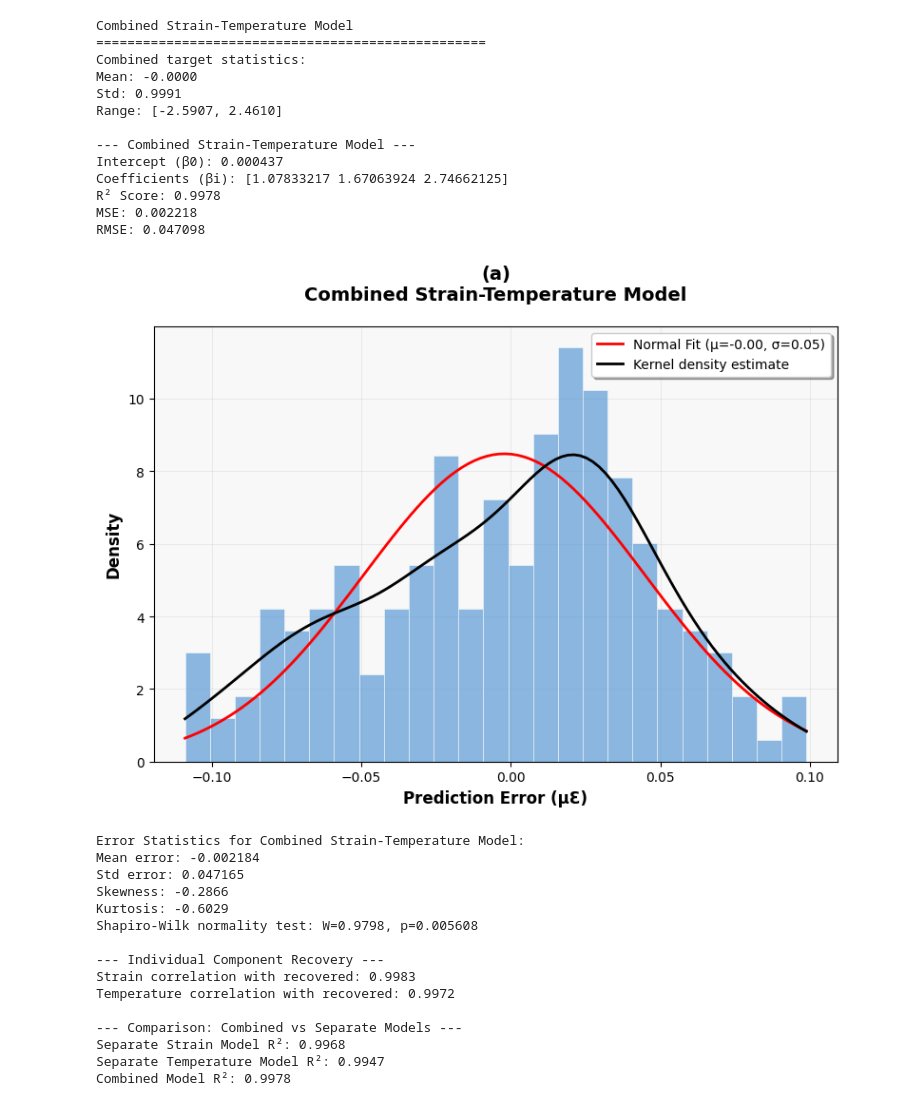
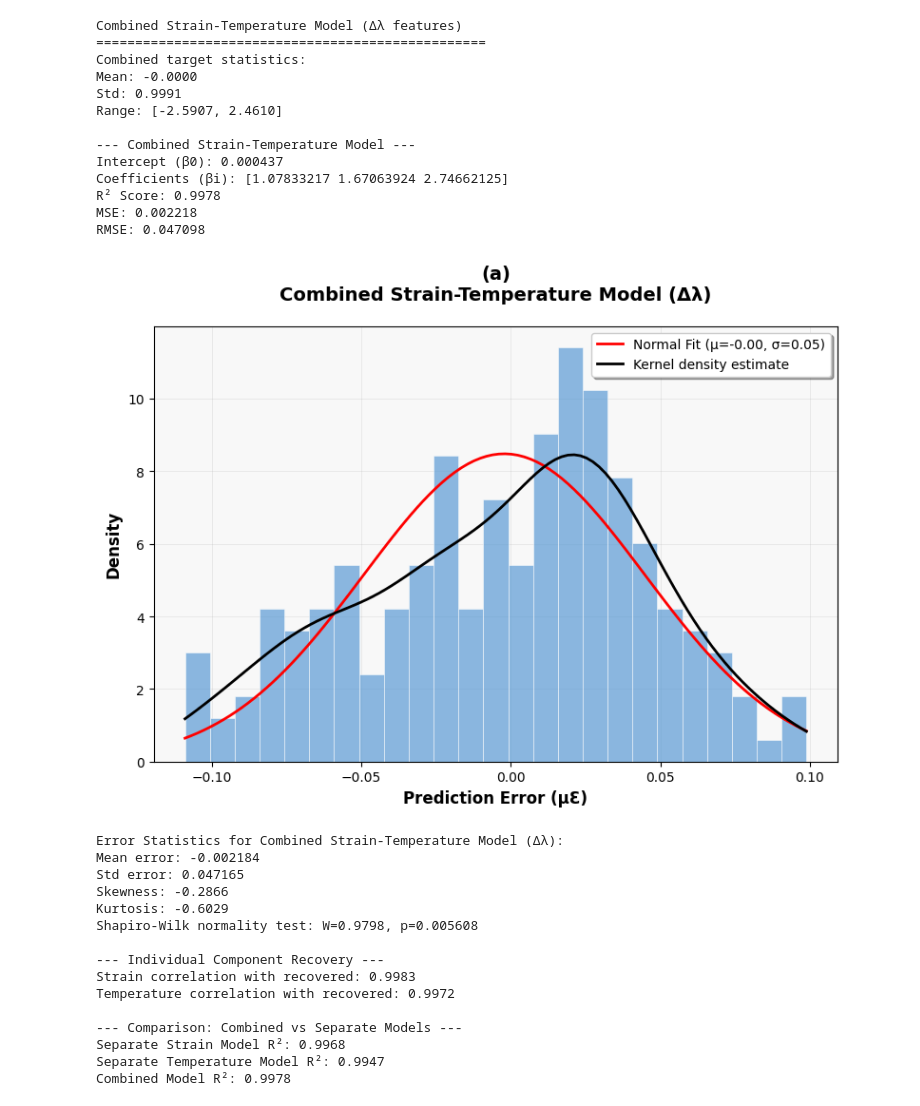
Before and after one commit to SaanviMittalSM/Structural-Health-Monitoring-Using-ML, a Jupyter notebook: LR_S+T.ipynb, the cells around one changed output. Cells and saved outputs as stored; diff of their text form; code cells hidden in the pictures.

```diff
--- a/LR_S+T.ipynb
+++ b/LR_S+T.ipynb
@@ -1,5 +1,5 @@
 # %%
-#with delta wevelength
+#with delta wavelength
 import pandas as pd
 import numpy as np
 from sklearn.model_selection import train_test_split
@@ -41,7 +41,7 @@ temp_weight = 0.3    # Temperature contribution
 
 data['Combined_Target'] = strain_weight * strain_norm + temp_weight * temp_norm
 
-print("Combined Strain-Temperature Model")
+print("Combined Strain-Temperature Model (Δλ features)")
 print("="*50)
 print(f"Combined target statistics:")
 print(f"Mean: {data['Combined_Target'].mean():.4f}")
@@ -138,8 +138,8 @@ def create_professional_error_plot(y_true, y_pred, title, save_name=None):
 
 # Create error distribution plot
 create_professional_error_plot(y_test, y_pred,
-                              "Combined Strain-Temperature Model",
-                              "combined_model_errors.png")
+                              "Combined Strain-Temperature Model (Δλ)",
+                              "combined_model_errors_deltaW.png")
 
 # -------------------------------
 # INDIVIDUAL COMPONENT ANALYSIS
@@ -188,50 +188,46 @@ print(f"Separate Temperature Model R²: {temp_r2_sep:.4f}")
 print(f"Combined Model R²: {r2_score(y_test, y_pred):.4f}")
 
 # Create comparison error plots
-errors_strain_sep = strain_test - strain_pred_sep
-errors_temp_sep = temp_test - temp_pred_sep
-
 create_professional_error_plot(strain_test, strain_pred_sep,
-                              "Separate Strain Model",
-                              "strain_separate_errors.png")
+                              "Separate Strain Model (Δλ)",
+                              "strain_separate_errors_deltaW.png")
 
 create_professional_error_plot(temp_test, temp_pred_sep,
-                              "Separate Temperature Model",
-                              "temp_separate_errors.png")
+                              "Separate Temperature Model (Δλ)",
+                              "temp_separate_errors_deltaW.png")
 
 # -------------------------------
 # MODEL COEFFICIENTS ANALYSIS
 # -------------------------------
 print(f"\n--- Model Coefficients Analysis ---")
 print(f"Combined Model:")
-print(f"  ΔλBG1 coefficient: {model_combined.coef_[0]:.6f}")
+print(f"  ΔFBG1 coefficient: {model_combined.coef_[0]:.6f}")
 print(f"  ΔFBG2 coefficient: {model_combined.coef_[1]:.6f}")
 print(f"  ΔFBG3 coefficient: {model_combined.coef_[2]:.6f}")
 
 print(f"\nSeparate Models:")
 print(f"Strain Model coefficients: {model_strain.coef_}")
 print(f"Temperature Model coefficients: {model_temp.coef_}")
 
 # Save enhanced dataset
-data['Combined_Target'] = data['Combined_Target']
-data.to_csv("fbg_combined_model_data.csv", index=False)
-print(f"\nEnhanced dataset saved: fbg_combined_model_data.csv")
+data.to_csv("fbg_combined_model_data_deltaW.csv", index=False)
+print(f"\nEnhanced dataset saved: fbg_combined_model_data_deltaW.csv")
 # %% [output]
-Combined Strain-Temperature Model
+Combined Strain-Temperature Model (Δλ features)
 ==================================================
 Combined target statistics:
 Mean: -0.0000
 Std: 0.9991
 Range: [-2.5907, 2.4610]
 
 --- Combined Strain-Temperature Model ---
 Intercept (β0): 0.000437
 Coefficients (βi): [1.07833217 1.67063924 2.74662125]
 R² Score: 0.9978
 MSE: 0.002218
 RMSE: 0.047098
-[figure, old version]
+[figure, new version]
-Error Statistics for Combined Strain-Temperature Model:
+Error Statistics for Combined Strain-Temperature Model (Δλ):
 Mean error: -0.002184
 Std error: 0.047165
 Skewness: -0.2866
```
Also changed, not shown: parts of 2 cells of this notebook, 5 other files.
